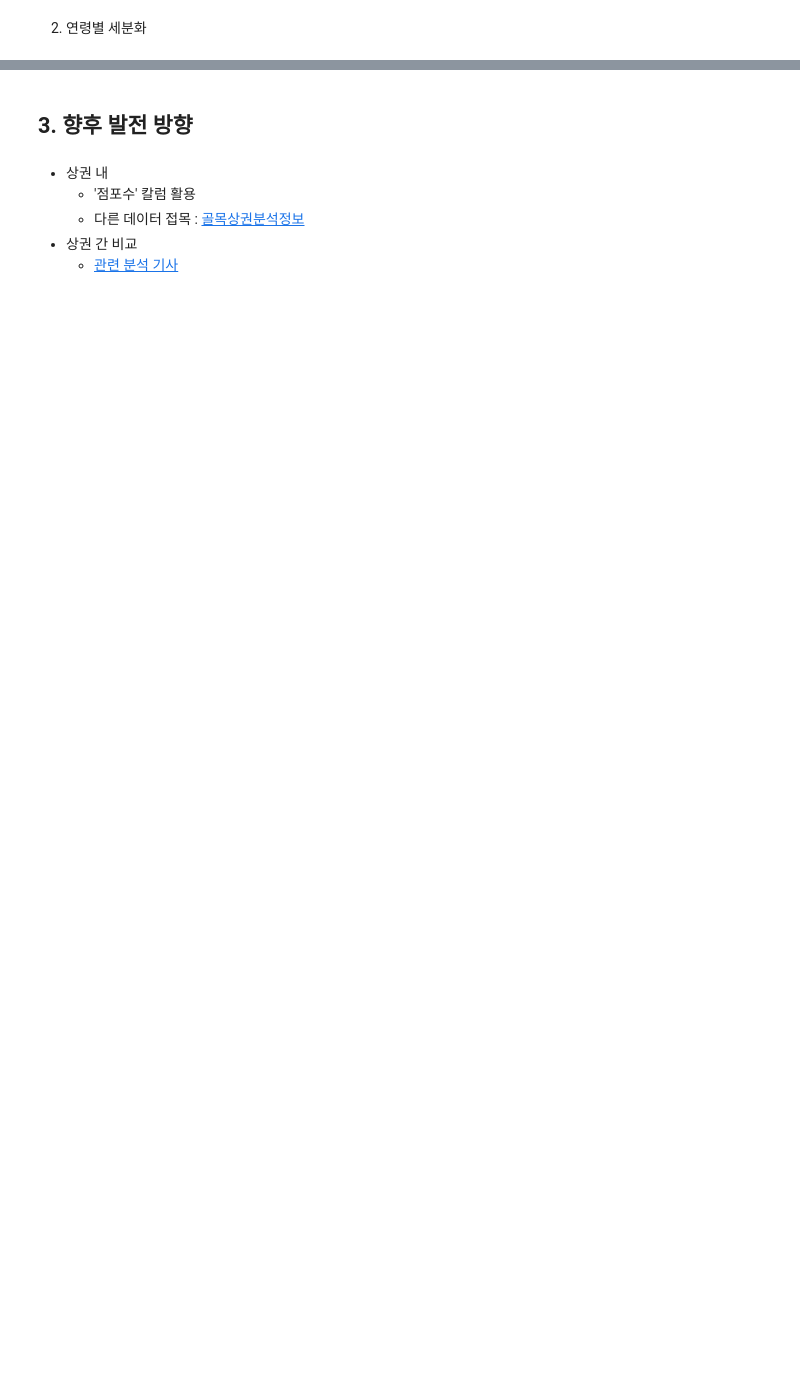
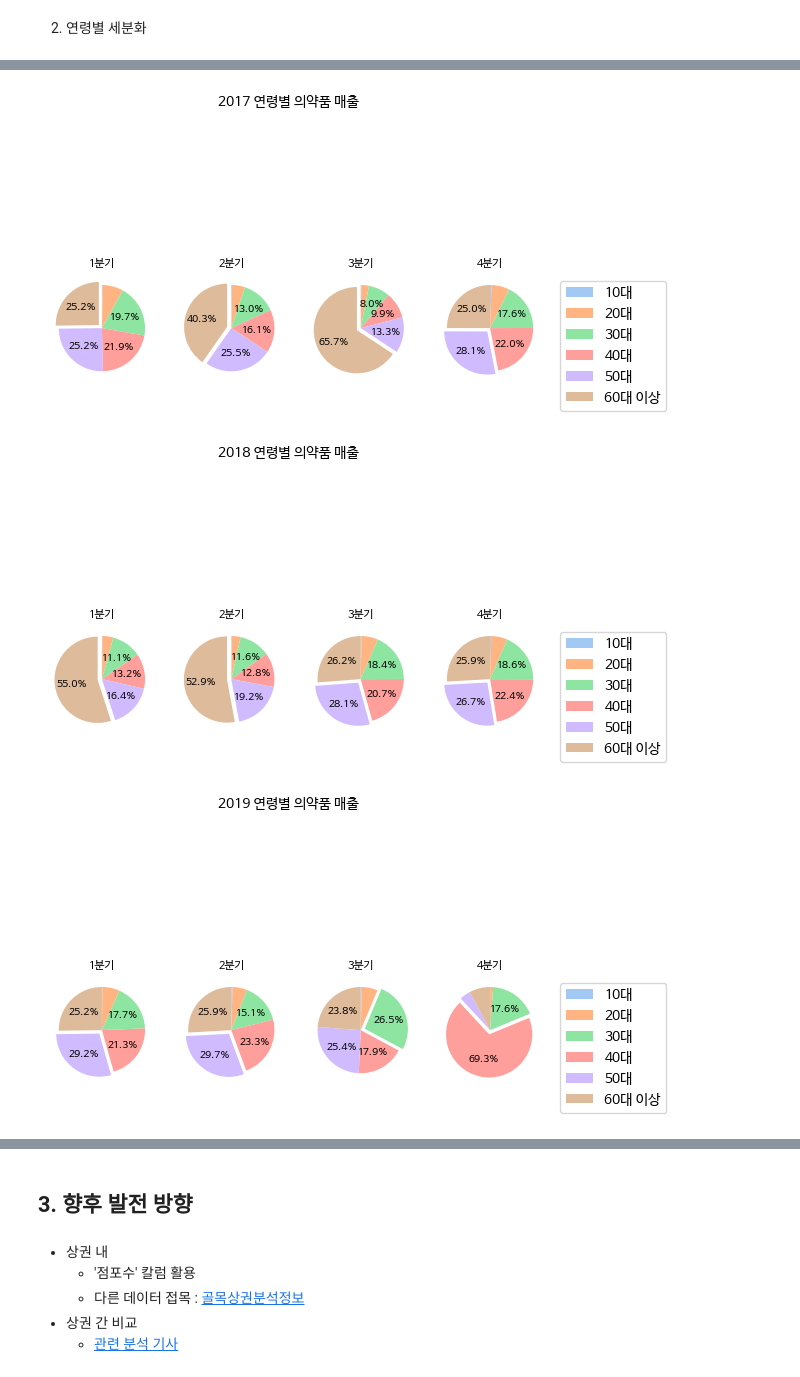
Before and after one commit to dragon11112222/allyway_in_seoul_sang-il, a Jupyter notebook: 231020발표용.ipynb, the cells around one changed output, grey strips where cells are left out. Cells and saved outputs as stored; diff of their text form; code cells hidden in the pictures; blank space fills up the shorter version.

Commit message:
연령별 시각화 그래프 수정
- 연령별 매출 시계열 그래프 생성
- 연령별 매출 파이차트 explode를 40대로 고정하지 않고 분기별 1위로 변경.

```diff
--- a/231020발표용.ipynb
+++ b/231020발표용.ipynb
@@ -469,0 +435,27 @@ for i in range(2017, 2023):
+# %%
+for i in range(2017, 2023):
+  time = str(i)
+  plt.suptitle(f'{time} 연령별 {category} 매출',fontsize=10)
+
+  for j in range(1, 5):
+    exp = []
+    for k in range(6):
+        if sangil_med_age[time+'_'+f'{j}'].index[k] == sangil_med_age[time+'_'+f'{j}'].idxmax():
+            exp.append(0.1)
+        else:
+            exp.append(0)
+    plt.subplot(1, 4, j)
+    plt.pie(sangil_med_age[time +f'_{j}'],
+            autopct=customPct,
+            explode=exp,
+            startangle = 90,
+            counterclock=False,
+            textprops={'fontsize': 7.5},
+            colors= colors)
+    plt.title(f'{j}분기', loc='center', fontsize = 8)
+  plt.legend(labels, bbox_to_anchor=(2.2,1))
+  plt.show()
+# %% [output]
+[figure, added]
+[figure, added]
+[figure, added]
```
Also changed, not shown: parts of 9 cells of this notebook.
